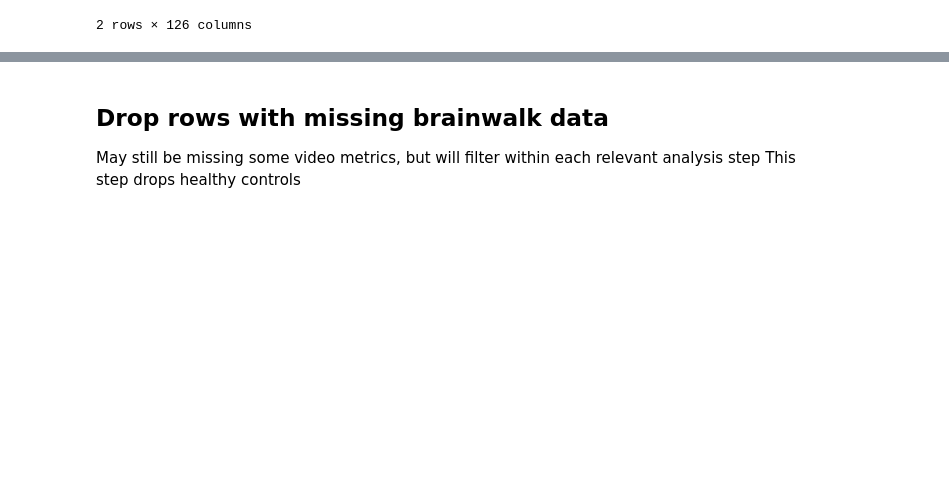
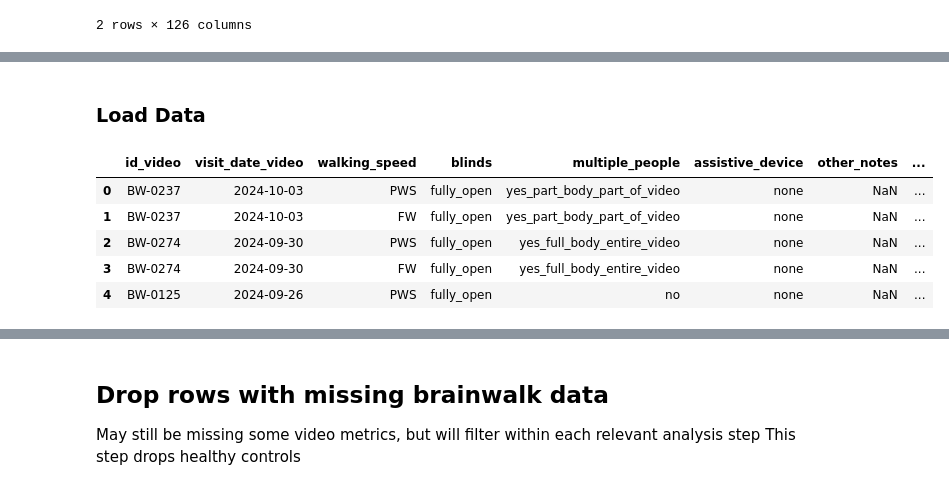
Before and after one commit to UCSF-MSLAB/HomeVideoAnalysis, a Jupyter notebook: megan_sandbox/gait_metric_analysis/000_merge_video_bw_and_clean.ipynb, the cells around one changed output, grey strips where cells are left out. Cells and saved outputs as stored; diff of their text form; code cells hidden in the pictures; blank space fills up the shorter version.

```diff
--- a/megan_sandbox/gait_metric_analysis/000_merge_video_bw_and_clean.ipynb
+++ b/megan_sandbox/gait_metric_analysis/000_merge_video_bw_and_clean.ipynb
@@ -593,0 +653,24 @@ bw_hv_pws_df.loc[bw_hv_pws_df['bw_id'] == 'BW-0232']
+# %% [markdown]
+### Load Data
+# %%
+# in-person
+manual_zv_all_path = r"C:\Users\mmccu\Box\Brainwalk\Home Video Walking\Megan Project\Megan_Jessica Manual Video Review\review of in person videos.xlsx"
+manual_zv_all_df = pd.read_excel(manual_zv_all_path,
+                                 index_col = None,
+                                 header = 2)
+
+# drop duplicate rows before merge
+manual_zv_all_df = manual_zv_all_df.drop(['visit_date',
+                                          'demographic_diagnosis',
+                                          'clean_Race',
+                                          'clean_Sex'],
+                                         axis=1)
+
+manual_zv_all_df.head()
+# %% [output]
+|  | id_video | visit_date_video | walking_speed | blinds | multiple_people | assistive_device | other_notes | ... |
+| 0 | BW-0237 | 2024-10-03 | PWS | fully_open | yes_part_body_part_of_video | none | NaN | ... |
+| 1 | BW-0237 | 2024-10-03 | FW | fully_open | yes_part_body_part_of_video | none | NaN | ... |
+| 2 | BW-0274 | 2024-09-30 | PWS | fully_open | yes_full_body_entire_video | none | NaN | ... |
+| 3 | BW-0274 | 2024-09-30 | FW | fully_open | yes_full_body_entire_video | none | NaN | ... |
+| 4 | BW-0125 | 2024-09-26 | PWS | fully_open | no | none | NaN | ... |
```
Also changed, not shown: parts of 20 cells of this notebook, 1 other file.
